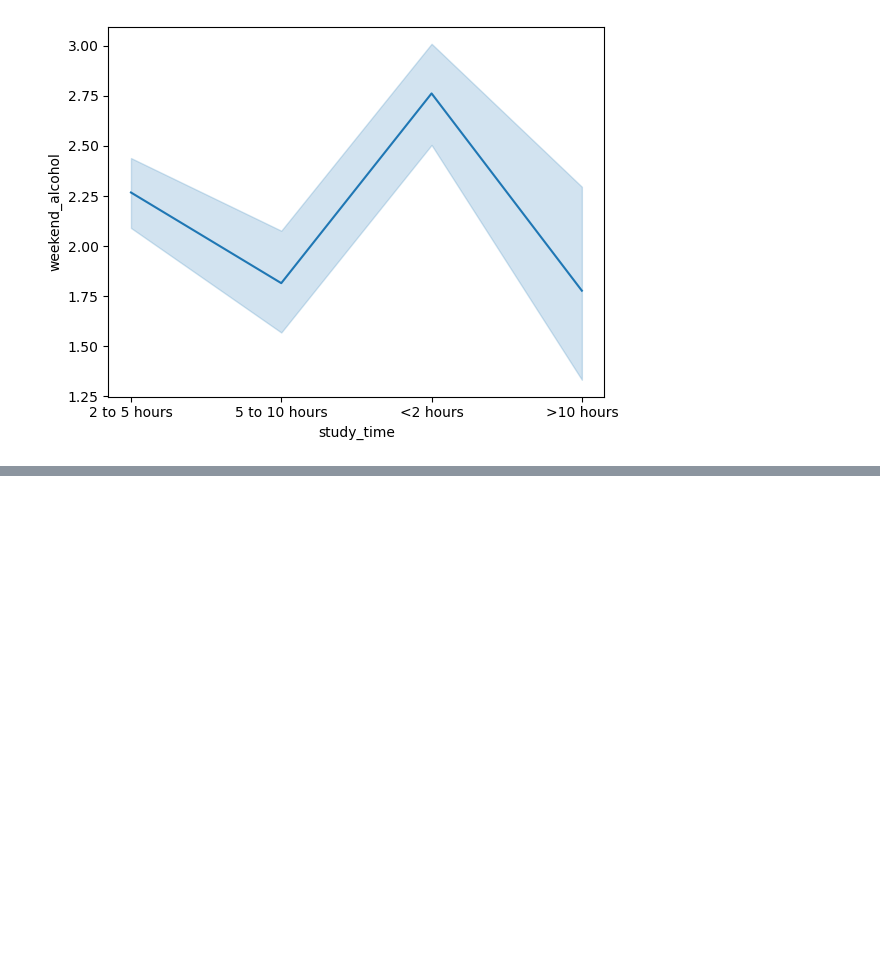
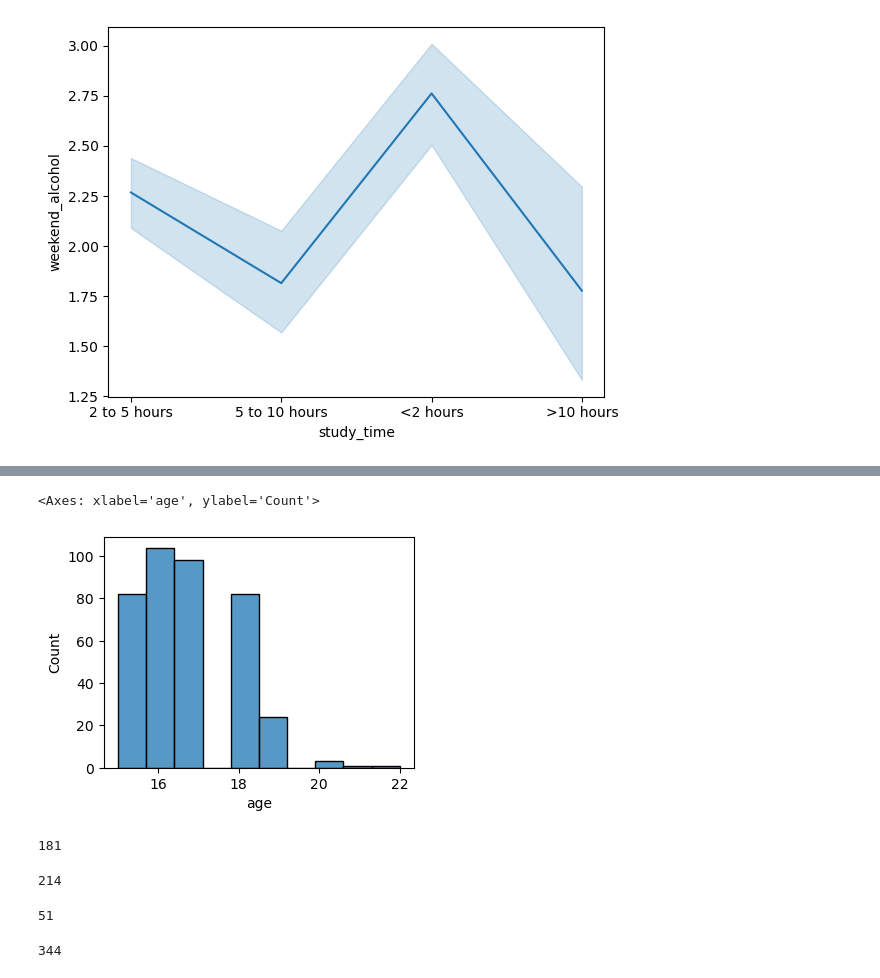
Before and after one commit to SarahDerhy/Project1, a Jupyter notebook: nituahnetoutim.ipynb, the cells around one changed output, grey strips where cells are left out. Cells and saved outputs as stored; diff of their text form; code cells hidden in the pictures; blank space fills up the shorter version.

```diff
--- a/nituahnetoutim.ipynb
+++ b/nituahnetoutim.ipynb
@@ -163,0 +159,26 @@ sns.lineplot(data=student_df, x="study_time", y="weekend_alcohol")
+# %%
+plt.figure(figsize=(4,3))
+sns.histplot(data=student_df, x='age', bins=10)
+# %% [output]
+<Axes: xlabel='age', ylabel='Count'>
+[figure, added]
+# %%
+count_yes= student_df['extra_paid_classes'].value_counts().get('yes',0)
+count_yes #effacer?
+# %% [output]
+181
+# %%
+count_no= student_df['extra_paid_classes'].value_counts().get('no',0)
+count_no#effacer?
+# %% [output]
+214
+# %%
+sc_support= student_df['school_support'].value_counts().get('yes',0)
+sc_support#effacer?
+# %% [output]
+51
+# %%
+sc_supportno= student_df['school_support'].value_counts().get('no',0)
+sc_supportno#effacer?
+# %% [output]
+344
```
Also changed, not shown: parts of 19 cells of this notebook.
